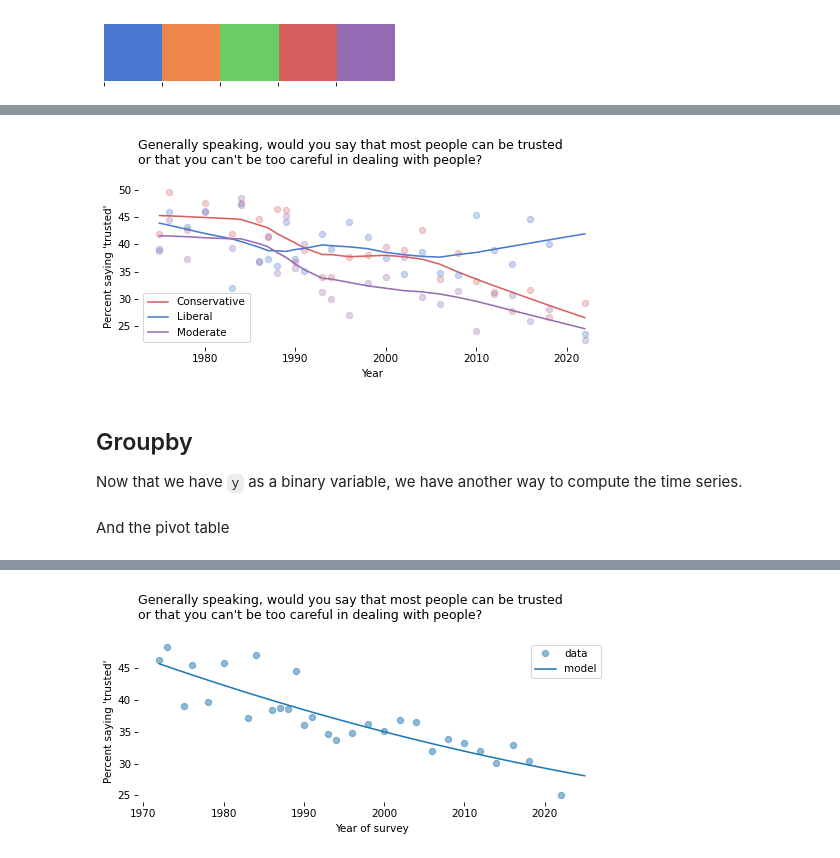
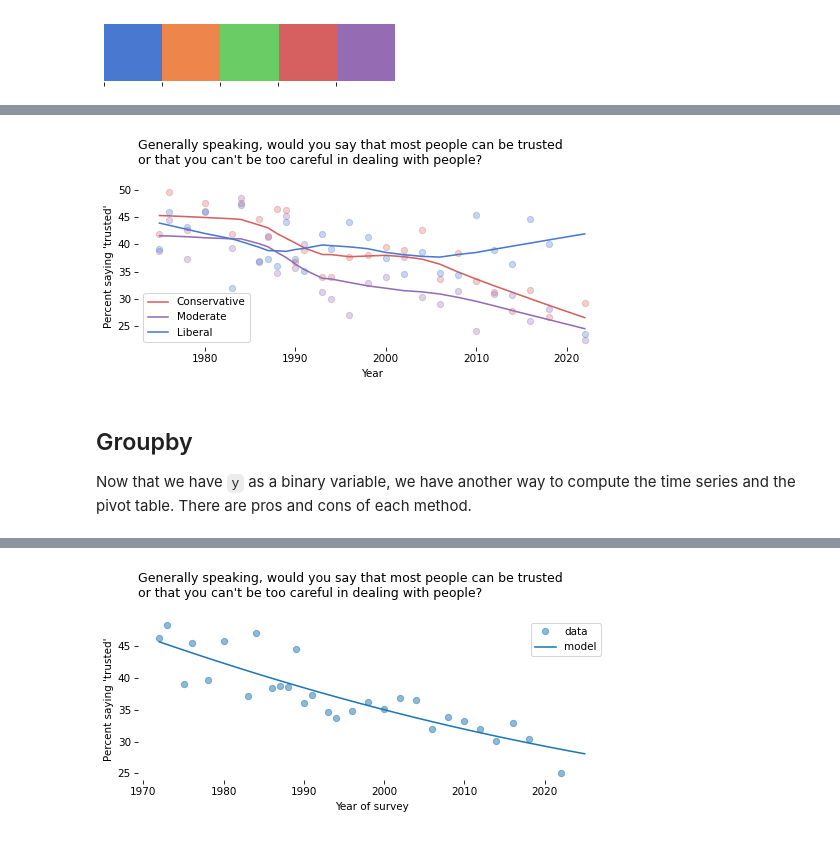
Before and after one commit to AllenDowney/SurveyDataPandas, a Jupyter notebook: soln/01_simpson.ipynb, the cells around one changed output, grey strips where cells are left out. Saved outputs shown, nothing was run; the diff lists cells and outputs as text; code cells hidden in the pictures.

```diff
--- a/soln/01_simpson.ipynb
+++ b/soln/01_simpson.ipynb
@@ -371,5 +463,4 @@ x = time_series.index.to_numpy()
 
 from statsmodels.nonparametric.smoothers_lowess import lowess
 
-smooth = lowess(y, x)
-smooth
+smooth_array = lowess(y, x)
@@ -394,7 +467,7 @@ array([[1972.        ,   46.44336435],
 # %%
 # Solution
 
-index, data = np.transpose(smooth)
+index, data = np.transpose(smooth_array)
 smooth_series = pd.Series(data, index=index)
 # %%
 # Solution
@@ -414,7 +487,7 @@ def make_lowess(series, frac=0.5):
     y = series.to_numpy()
     x = series.index.to_numpy()
 
-    smooth = lowess(y, x, frac)
-    index, data = np.transpose(smooth)
+    smooth_array = lowess(y, x, frac)
+    index, data = np.transpose(smooth_array)
 
     return pd.Series(data, index=index)
@@ -544,26 +631,25 @@ color_map = {
 # %%
 # Solution
 
-groups = ['Conservative', 'Liberal', 'Moderate']
-
-for group in groups:
+for group in color_map:
     series = table[group]
     color = color_map[group]
     series.plot(style='o', label='', color=color, alpha=0.3)
     smooth = make_lowess(series)
     smooth.plot(label=group, color=color)
 
 decorate(
     xlabel='Year',
     ylabel=ylabel,
     title=question,
 )
 # %% [output]
-[figure, old version]
+[figure, new version]
 # %% [markdown]
 ## Groupby
 
-Now that we have `y` as a binary variable, we have another way to compute the time series.
+Now that we have `y` as a binary variable, we have another way to compute the time series and the pivot table.
+There are pros and cons of each method.
 # %%
 # Solution
 
@@ -573,8 +659,6 @@ valid = gss.dropna(subset=['y'])
 
 time_series2 = valid.groupby('year')['y'].mean() * 100
 assert np.allclose(time_series, time_series2)
-# %% [markdown]
-And the pivot table
 # %%
 # Solution
 
```
Also changed, not shown: parts of 41 cells of this notebook, 3 other files.
